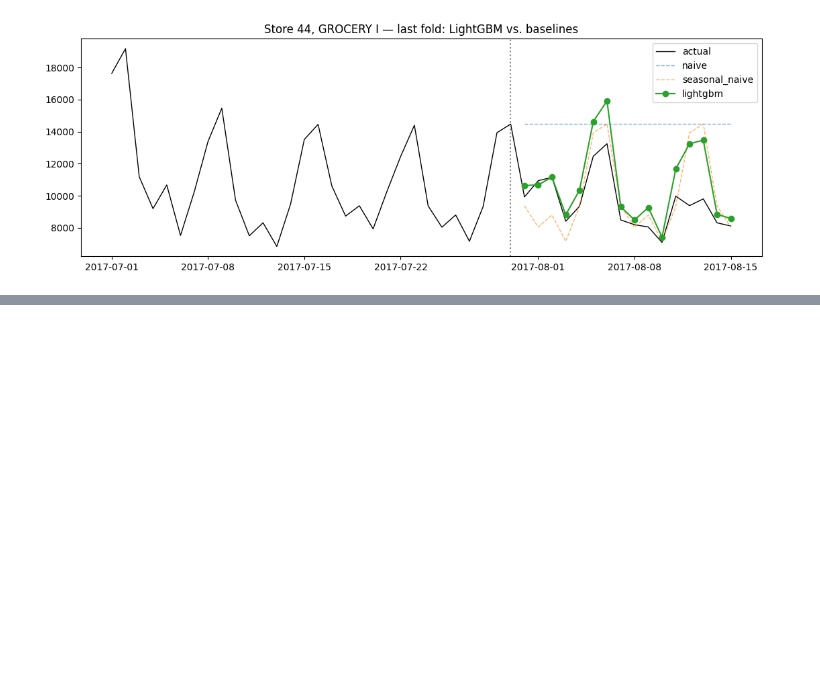
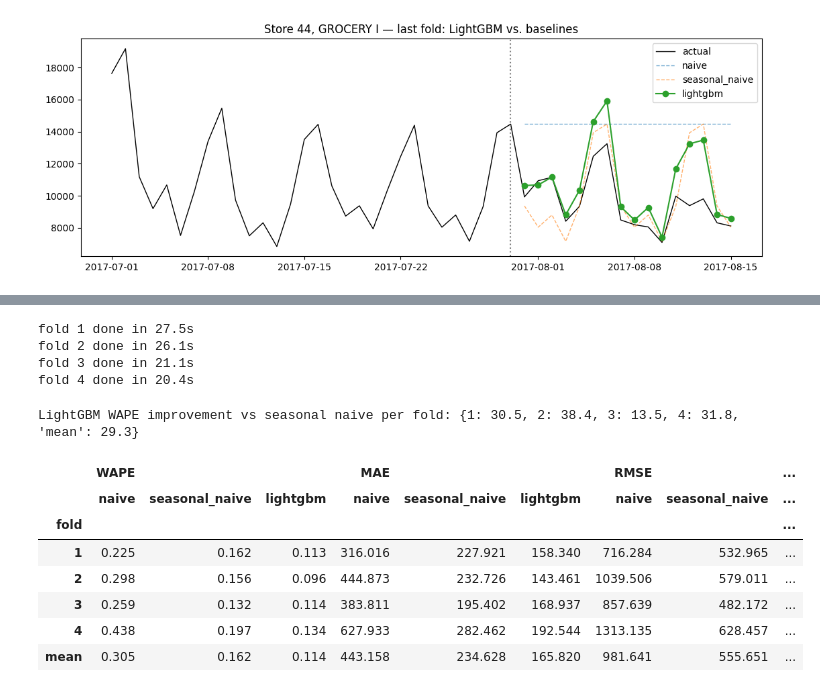
Before and after one commit to Mervecaliskann/retail-demand-forecasting, a Jupyter notebook: notebooks/forecasting.ipynb, the cells around one changed output, grey strips where cells are left out. Drawn from its saved outputs; the diff is of its cells as text; code cells hidden in the pictures; blank space fills up the shorter version.

```diff
--- a/notebooks/forecasting.ipynb
+++ b/notebooks/forecasting.ipynb
@@ -253,0 +259,34 @@ plt.tight_layout(); plt.savefig(data.FIG_DIR / "03_lightgbm_example.png", dpi=11
+# %%
+from src import backtest
+
+# Retrain + forecast per fold (about 15 s per fold on a laptop CPU)
+# Her fold için yeniden eğit + tahmin et (laptop CPU'sunda fold başına ~15 sn)
+res = backtest.run_backtest(df, feat, folds)
+res.to_parquet(ROOT / "reports" / "backtest_preds.parquet")  # used in Step 6 / Adım 6'da kullanılır
+# %% [output]
+fold 1 done in 27.5s
+fold 2 done in 26.1s
+fold 3 done in 21.1s
+fold 4 done in 20.4s
+# %%
+# Main results table: WAPE / MAE / RMSE per fold and model
+# Ana sonuç tablosu: fold ve model başına WAPE / MAE / RMSE
+sc = backtest.score(res)
+table = sc.pivot(index="fold", columns="model", values=["WAPE", "MAE", "RMSE"])
+table.loc["mean"] = table.mean()
+order = ["naive", "seasonal_naive", "lightgbm"]
+table = table.reindex(columns=pd.MultiIndex.from_product([["WAPE", "MAE", "RMSE"], order]))
+table.round(3).to_csv(ROOT / "reports" / "backtest_metrics.csv")
+gain = 1 - table[("WAPE", "lightgbm")] / table[("WAPE", "seasonal_naive")]
+print("LightGBM WAPE improvement vs seasonal naive per fold:", (gain * 100).round(1).to_dict())
+table.round(3)
+# %% [output]
+LightGBM WAPE improvement vs seasonal naive per fold: {1: 30.5, 2: 38.4, 3: 13.5, 4: 31.8, 'mean': 29.3}
+|  | WAPE |  |  | MAE |  |  | RMSE |  | ... |
+|  | naive | seasonal_naive | lightgbm | naive | seasonal_naive | lightgbm | naive | seasonal_naive | ... |
+| fold |  |  |  |  |  |  |  |  | ... |
+| 1 | 0.225 | 0.162 | 0.113 | 316.016 | 227.921 | 158.340 | 716.284 | 532.965 | ... |
+| 2 | 0.298 | 0.156 | 0.096 | 444.873 | 232.726 | 143.461 | 1039.506 | 579.011 | ... |
+| 3 | 0.259 | 0.132 | 0.114 | 383.811 | 195.402 | 168.937 | 857.639 | 482.172 | ... |
+| 4 | 0.438 | 0.197 | 0.134 | 627.933 | 282.462 | 192.544 | 1313.135 | 628.457 | ... |
+| mean | 0.305 | 0.162 | 0.114 | 443.158 | 234.628 | 165.820 | 981.641 | 555.651 | ... |
```
Also changed, not shown: parts of 3 cells of this notebook, 3 other files.
